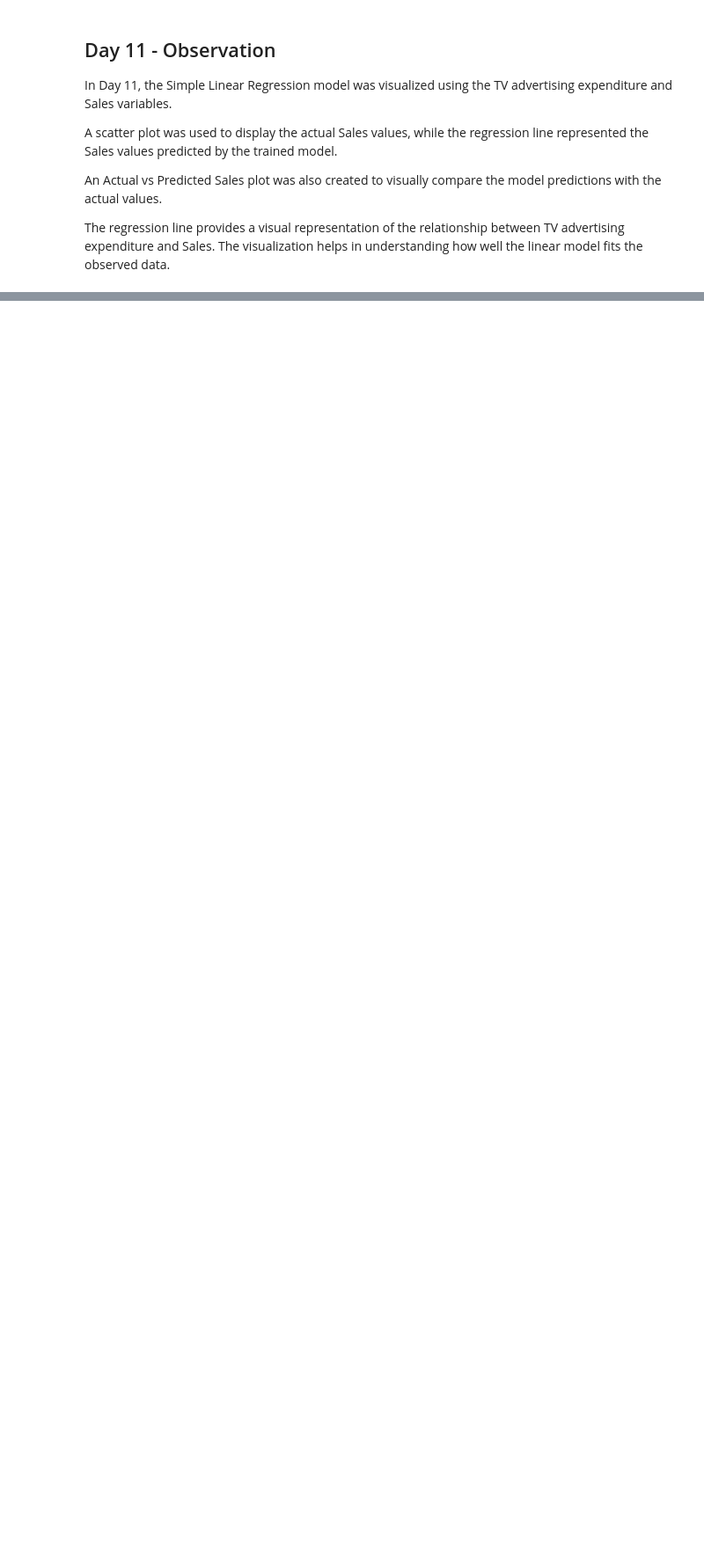
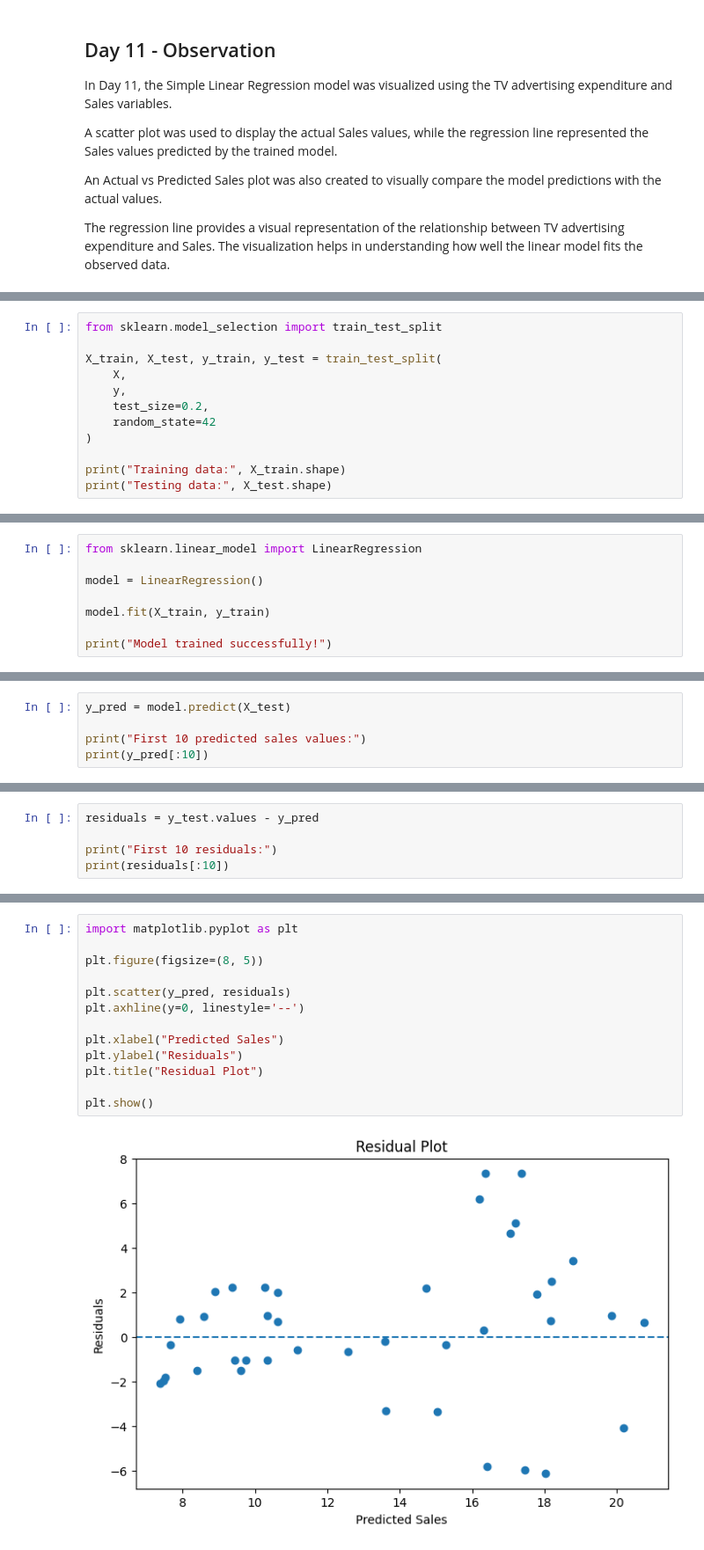
Before and after one commit to shreeshreeya69-crypto/simple-linear-regression-ybi, a Jupyter notebook: Simple_Linear_Regression_YBI.ipynb, the cells around one changed output, grey strips where cells are left out. Shown at 88% size. Cells and saved outputs as stored; diff of their text form; blank space fills up the shorter version.

Commit message:
Day 12 - Residual Analysis and Error Visualization

```diff
--- a/Simple_Linear_Regression_YBI.ipynb
+++ b/Simple_Linear_Regression_YBI.ipynb
@@ -1121,0 +1186,12 @@ The regression line provides a visual representation of the relationship between
+# %%
+from sklearn.model_selection import train_test_split
+
+X_train, X_test, y_train, y_test = train_test_split(
+    X,
+    y,
+    test_size=0.2,
+    random_state=42
+)
+
+print("Training data:", X_train.shape)
+print("Testing data:", X_test.shape)
@@ -1121,0 +1201,8 @@ The regression line provides a visual representation of the relationship between
+# %%
+from sklearn.linear_model import LinearRegression
+
+model = LinearRegression()
+
+model.fit(X_train, y_train)
+
+print("Model trained successfully!")
@@ -1121,0 +1211,5 @@ The regression line provides a visual representation of the relationship between
+# %%
+y_pred = model.predict(X_test)
+
+print("First 10 predicted sales values:")
+print(y_pred[:10])
@@ -1121,0 +1220,5 @@ The regression line provides a visual representation of the relationship between
+# %%
+residuals = y_test.values - y_pred
+
+print("First 10 residuals:")
+print(residuals[:10])
@@ -1121,0 +1250,15 @@ The regression line provides a visual representation of the relationship between
+# %%
+import matplotlib.pyplot as plt
+
+plt.figure(figsize=(8, 5))
+
+plt.scatter(y_pred, residuals)
+plt.axhline(y=0, linestyle='--')
+
+plt.xlabel("Predicted Sales")
+plt.ylabel("Residuals")
+plt.title("Residual Plot")
+
+plt.show()
+# %% [output]
+[figure, added]
```
Also changed, not shown: parts of 31 cells of this notebook.
